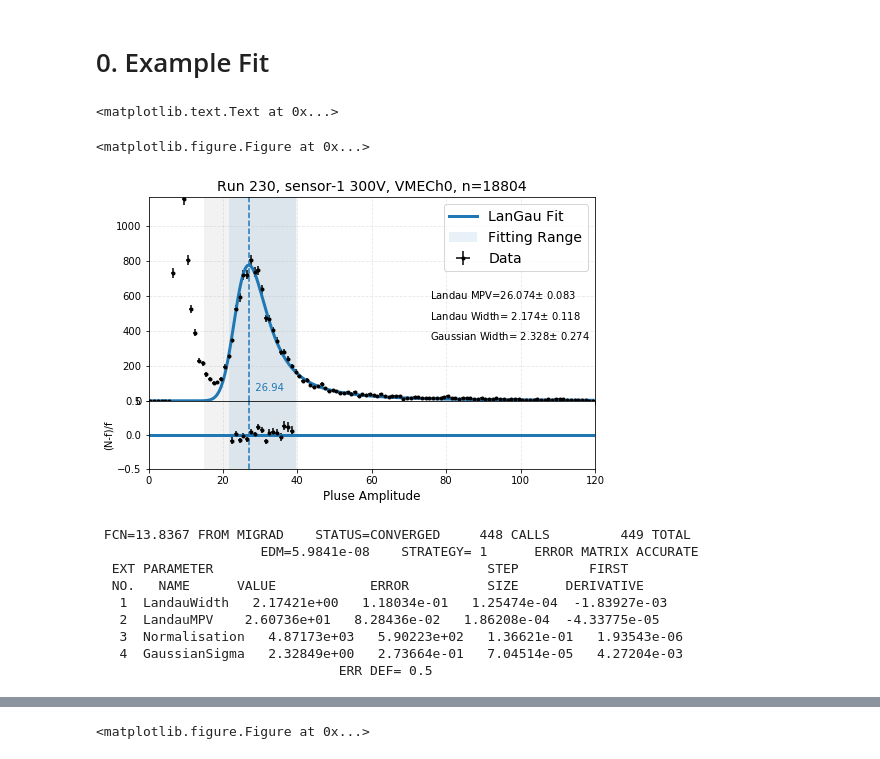
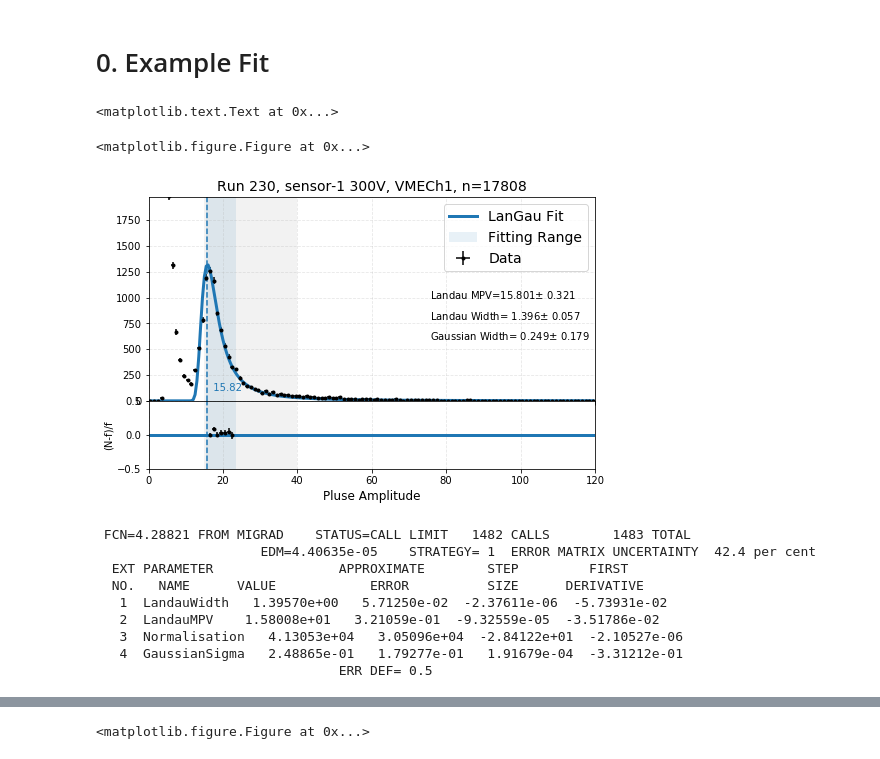
Before and after one commit to ZihengChen/BCM1F_TB_SensorAnalysis, a Jupyter notebook: notebooks/fitPulseAmp.ipynb, the cells around one changed output, grey strips where cells are left out. Cells and saved outputs as stored; diff of their text form; code cells hidden in the pictures.

```diff
--- a/notebooks/fitPulseAmp.ipynb
+++ b/notebooks/fitPulseAmp.ipynb
@@ -10,28 +12,28 @@ dataDir = "../data"
 # %%
 run = "230"
 df = pd.read_pickle(dataDir + "/TBTree/{}.pkl".format(run))
 # load channel
-backend, channel = "VME", 0
+backend, channel = "VME", 1
 key = "{}Ch{}".format(backend,channel)
 ch = df.query("{}_pulsePosPassCuts>0 & {}_pulseAmpPassCuts>0".format(key,key))
 
 # fitting
 fitter = PulseAmpFitter(ch[key+"_pulseAmp"],binsize=1)
 fitter.fitRange(15,40, None, True)
 # plot
 fitter.plot()
 title = "Run {}, sensor-1 300V, {}, n={}".format(run, key, len(ch))
 fitter.axes[0].set_title(title, fontsize=14)
 # %% [output]
 <matplotlib.text.Text at 0x...>
 <matplotlib.figure.Figure at 0x...>
-[figure, old version]
+[figure, new version]
- FCN=13.8367 FROM MIGRAD    STATUS=CONVERGED     448 CALLS         449 TOTAL
-                     EDM=5.9841e-08    STRATEGY= 1      ERROR MATRIX ACCURATE
-  EXT PARAMETER                                   STEP         FIRST
+ FCN=4.28821 FROM MIGRAD    STATUS=CALL LIMIT   1482 CALLS        1483 TOTAL
+                     EDM=4.40635e-05    STRATEGY= 1  ERROR MATRIX UNCERTAINTY  42.4 per cent
+  EXT PARAMETER                APPROXIMATE        STEP         FIRST
   NO.   NAME      VALUE            ERROR          SIZE      DERIVATIVE
-   1  LandauWidth   2.17421e+00   1.18034e-01   1.25474e-04  -1.83927e-03
-   2  LandauMPV    2.60736e+01   8.28436e-02   1.86208e-04  -4.33775e-05
-   3  Normalisation   4.87173e+03   5.90223e+02   1.36621e-01   1.93543e-06
-   4  GaussianSigma   2.32849e+00   2.73664e-01   7.04514e-05   4.27204e-03
+   1  LandauWidth   1.39570e+00   5.71250e-02  -2.37611e-06  -5.73931e-02
+   2  LandauMPV    1.58008e+01   3.21059e-01  -9.32559e-05  -3.51786e-02
+   3  Normalisation   4.13053e+04   3.05096e+04  -2.84122e+01  -2.10527e-06
+   4  GaussianSigma   2.48865e-01   1.79277e-01   1.91679e-04  -3.31212e-01
                                ERR DEF= 0.5
```
Also changed, not shown: parts of 6 cells of this notebook, 2 other files.
